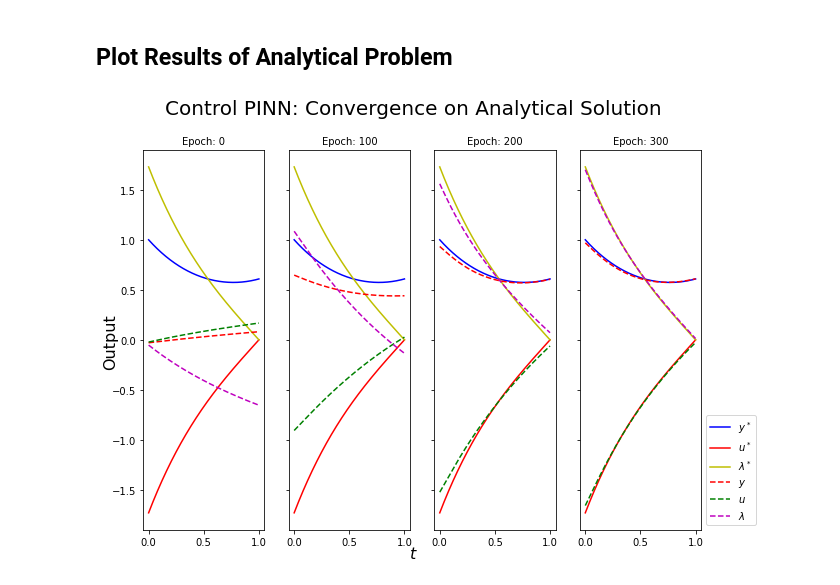
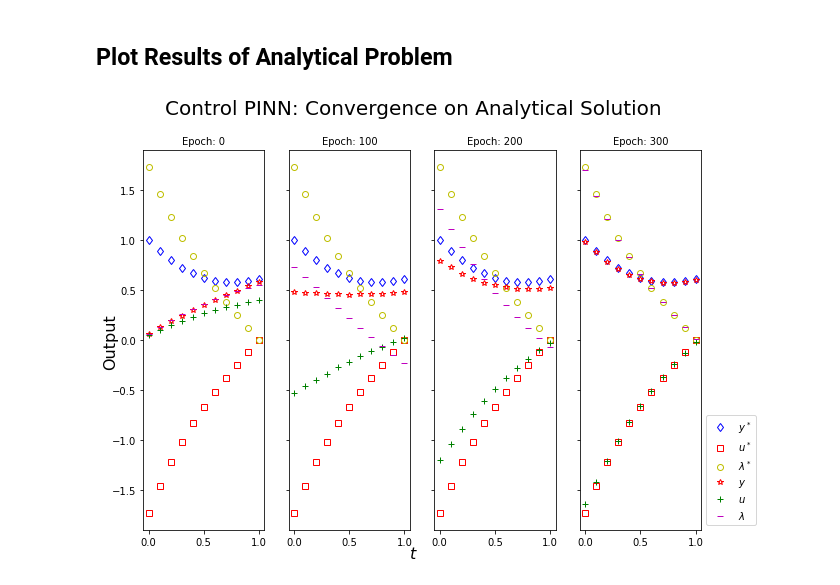
Before and after one commit to ComputationalScienceLaboratory/control-pinns, a Jupyter notebook: notebooks/ControlPINN_Analytical_Problem.ipynb, the cells around one changed output. Drawn from its saved outputs; the diff is of its cells as text; code cells hidden in the pictures.

```diff
--- a/notebooks/ControlPINN_Analytical_Problem.ipynb
+++ b/notebooks/ControlPINN_Analytical_Problem.ipynb
@@ -348,26 +348,26 @@ Epoch 350, Step 0, Total Loss: 3.5901211958844215e-05, PINN Loss: 0.028356712311
 # %%
 num_subplots = len(prediction_history)
 num_rows = 1
 num_columns = 4
 fig, axs = plt.subplots(num_rows, num_columns, sharex=True, sharey=True, figsize=(10,7))
 fig.suptitle('Control PINN: Convergence on Analytical Solution', size=20)
 fig.text(0.5, 0.08, '$t$', ha='center',va='center', size=16)
 fig.text(0.08, 0.5, 'Output', ha='center',va='center', rotation='vertical', size=16)
 index = 0
 i = 1
 for j in range(num_columns):
   axs[j].set_title('Epoch: {}'.format(epoch_history[index]),fontsize=10)
-  axs[j].plot(timespan, y_star, 'b', label=r'$y^*$')
-  axs[j].plot(timespan, u_star, 'r', label=r'$u^*$')
-  axs[j].plot(timespan, lambda_star, 'y', label=r'$\lambda^*$')
+  axs[j].plot(timespan, y_star, 'bd', label=r'$y^*$', markevery=100, fillstyle='none')
+  axs[j].plot(timespan, u_star, 'rs', label=r'$u^*$', markevery=100, fillstyle='none')
+  axs[j].plot(timespan, lambda_star, 'yo', label=r'$\lambda^*$', markevery=100, fillstyle='none')
   pred = prediction_history[index]
-  axs[j].plot(timespan, pred[:,0], 'r--', label=r'$y$')
-  axs[j].plot(timespan, pred[:,1], 'g--', label=r'$u$')
-  axs[j].plot(timespan, pred[:,2], 'm--', label=r'$\lambda$')
+  axs[j].plot(timespan, pred[:,0], 'r*', label=r'$y$', markevery=100, fillstyle='none')
+  axs[j].plot(timespan, pred[:,1], 'g+', label=r'$u$', markevery=100)
+  axs[j].plot(timespan, pred[:,2], 'm_', label=r'$\lambda$', markevery=100)
   index += 1
 
 plt.tight_layout
 plt.legend(loc=3,bbox_to_anchor=(1,0))
 plt.show()
 # %% [output]
-[figure, old version]
+[figure, new version]
```
Also changed, not shown: parts of 2 cells of this notebook.
